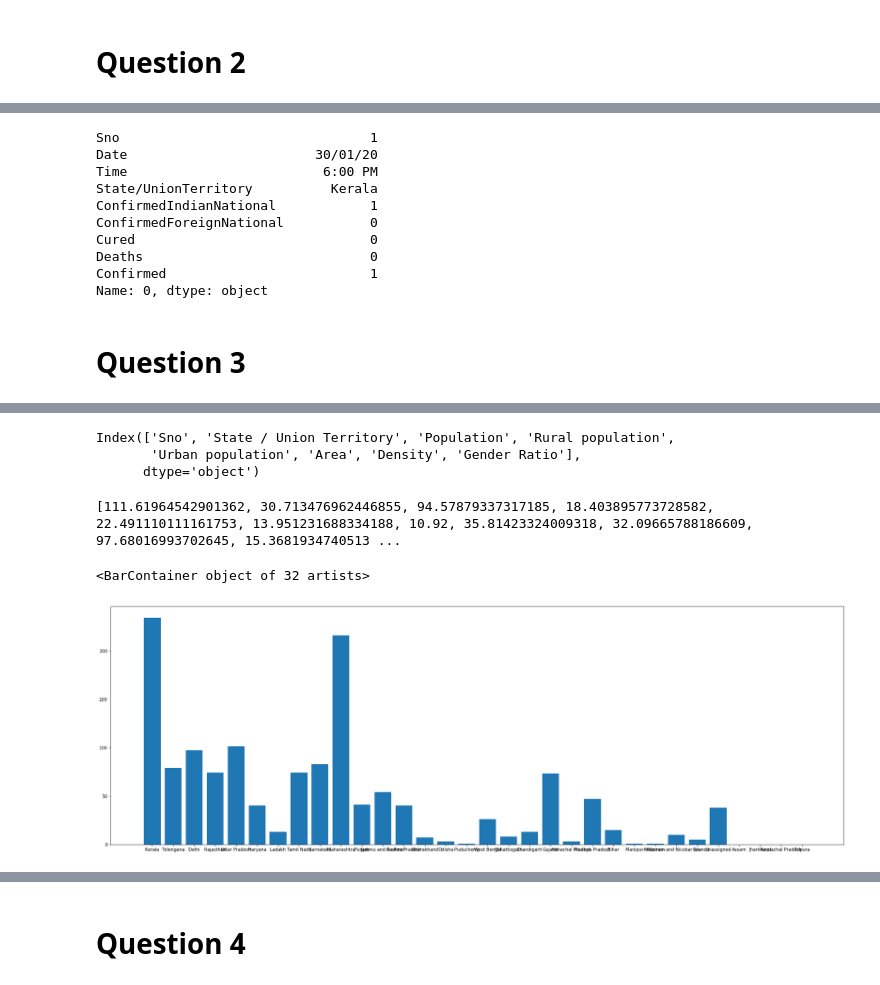
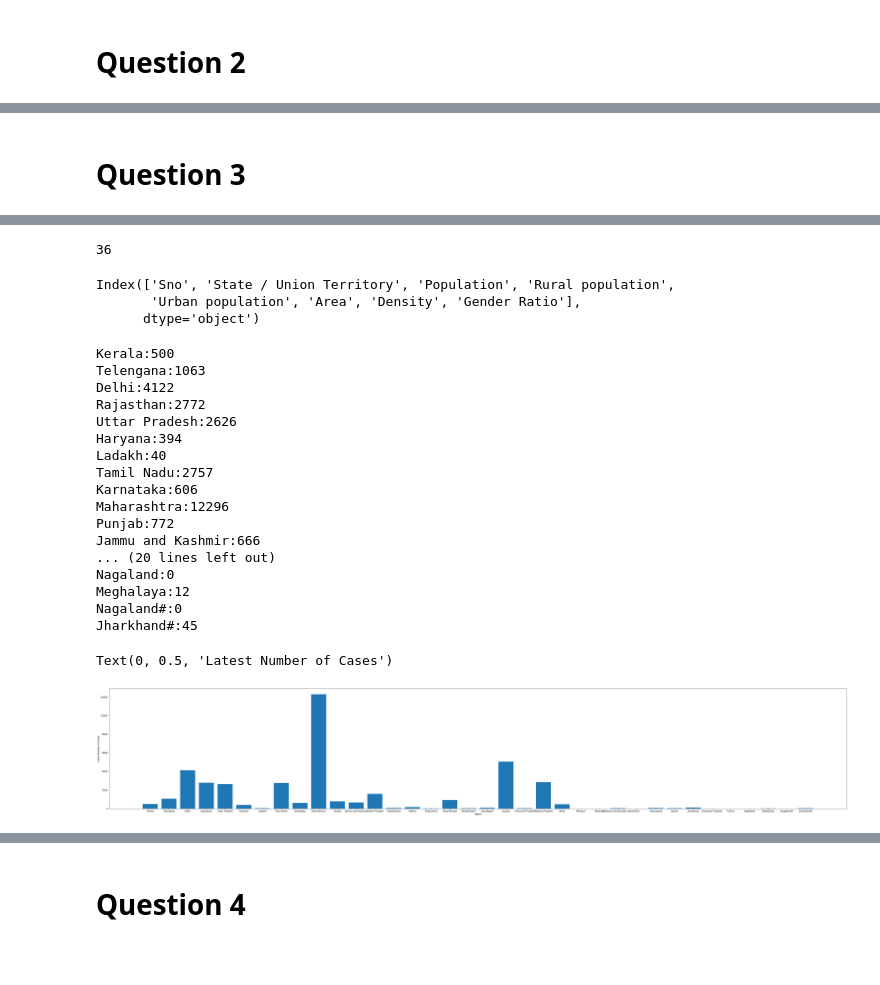
Before and after one commit to mew-two-github/CH5019_2020_GRP3, a Jupyter notebook: Question3/Question 3 analysis.ipynb, the cells around one changed output, grey strips where cells are left out. Drawn from its saved outputs; the diff is of its cells as text; code cells hidden in the pictures; blank space fills up the shorter version.

```diff
--- a/Question3/Question 3 analysis.ipynb
+++ b/Question3/Question 3 analysis.ipynb
@@ -69,16 +79,3 @@ for state in unique_states:
-# %%
-row[1]
-# %% [output]
-Sno                                1
-Date                        30/01/20
-Time                         6:00 PM
-State/UnionTerritory          Kerala
-ConfirmedIndianNational            1
-ConfirmedForeignNational           0
-Cured                              0
-Deaths                             0
-Confirmed                          1
-Name: 0, dtype: object
 # %% [markdown]
 <h1> Question 3</h1>
 # %%
@@ -105,6 +102,7 @@ Population_india_census2011
 df = Covid_19_india.copy()
 rows, cols = df.shape
 unique_states = df['State/UnionTerritory'].unique()
+print(len(unique_states))
 latest_no_of_cases = []
 latest_date = []
 intensity = []
@@ -112,12 +110,14 @@ for i in range(unique_states.size):
     latest_no_of_cases.append(0)
     latest_date.append(df.iloc[0,1])
     intensity.append(0)
+# %% [output]
+36
-# %%
-Population_india_census2011.columns
-# %% [output]
-Index(['Sno', 'State / Union Territory', 'Population', 'Rural population',
-       'Urban population', 'Area', 'Density', 'Gender Ratio'],
-      dtype='object')
+# %%
+print(Population_india_census2011.columns)
+# %% [output]
+Index(['Sno', 'State / Union Territory', 'Population', 'Rural population',
+       'Urban population', 'Area', 'Density', 'Gender Ratio'],
+      dtype='object')
 # %%
 for i in range(rows):
     j = 0
@@ -132,11 +132,30 @@ for i in range(unique_states.size):
     for j in range(rowp):
         if unique_states[i] == Population_india_census2011.iloc[j,1]:
             intensity[i] = (latest_no_of_cases[i]/(Population_india_census2011.iloc[j,2]/Population_india_census2011.iloc[j,4]))
-# %%
-print(intensity)
-plt.figure(figsize=(30,10))
-plt.bar(unique_states,latest_no_of_cases)
-# %% [output]
-[111.61964542901362, 30.713476962446855, 94.57879337317185, 18.403895773728582, 22.491110111161753, 13.951231688334188, 10.92, 35.81423324009318, 32.09665788186609, 97.68016993702645, 15.3681934740513 ...
-<BarContainer object of 32 artists>
-[figure, removed]
+# %%
+for j in range(unique_states.size):
+    print(unique_states[j],end=":"),print(latest_no_of_cases[j])
+plt.figure(figsize=(60,10))
+plt.bar(unique_states,latest_no_of_cases)
+plt.xlabel('States')
+plt.ylabel('Latest Number of Cases')
+# %% [output]
+Kerala:500
+Telengana:1063
+Delhi:4122
+Rajasthan:2772
+Uttar Pradesh:2626
+Haryana:394
+Ladakh:40
+Tamil Nadu:2757
+Karnataka:606
+Maharashtra:12296
+Punjab:772
+Jammu and Kashmir:666
+... (20 lines left out)
+Nagaland:0
+Meghalaya:12
+Nagaland#:0
+Jharkhand#:45
+Text(0, 0.5, 'Latest Number of Cases')
+[figure, added]
```
Also changed, not shown: parts of 10 cells of this notebook, 6 other files.
